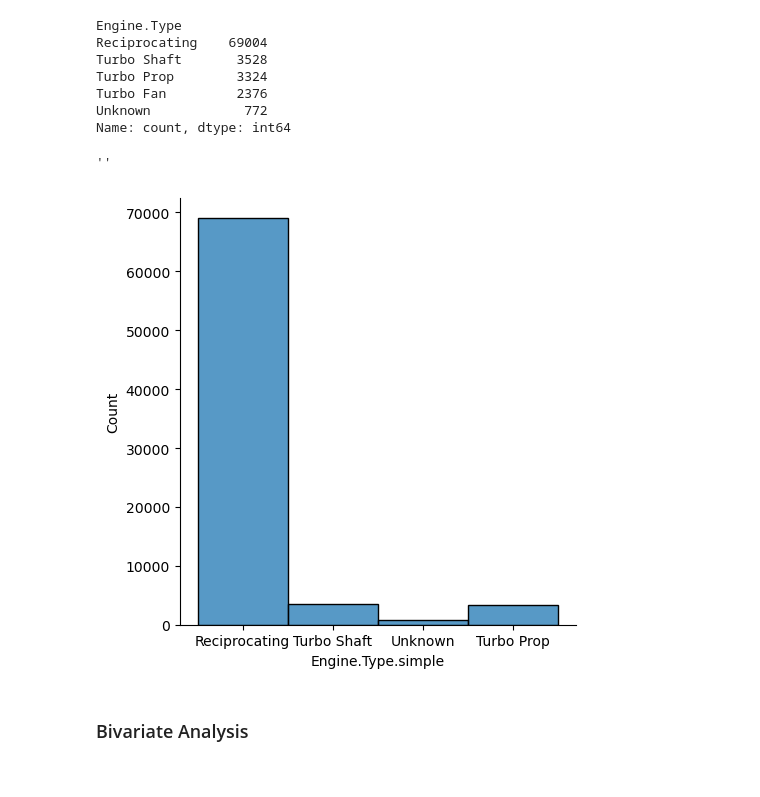
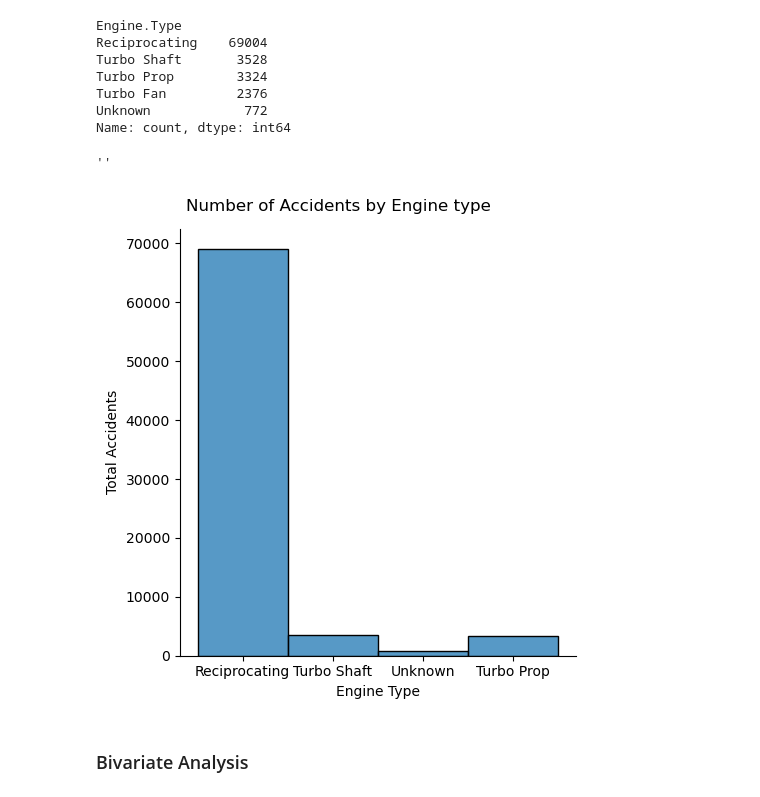
Before and after one commit to Churabros/Aviation-Accidents-Analysis, a Jupyter notebook: Index.ipynb, the cells around one changed output. Cells and saved outputs as stored; diff of their text form; code cells hidden in the pictures.

```diff
--- a/Index.ipynb
+++ b/Index.ipynb
@@ -371,13 +377,15 @@ def get_engine(engine):
 # %%
 df['Engine.Type.simple'] = df['Engine.Type'].apply(get_engine)
 # %%
-sns.displot(df['Engine.Type.simple'])
-ax.set_xlabels('Aircraft Category')
-ax.set_ylabels('Total Accidents')
+ax = sns.displot(df['Engine.Type.simple'])
+#Adding axis lables
+ax.set_axis_labels('Engine Type', 'Total Accidents')
+#Adding the Title
+ax.fig.suptitle('Number of Accidents by Engine type ', y=1.03);
 ;
 # %% [output]
 ''
-[figure, old version]
+[figure, new version]
 # %% [markdown]
 ### Bivariate Analysis
 # %% [markdown]
```
Also changed, not shown: parts of 12 cells of this notebook.
